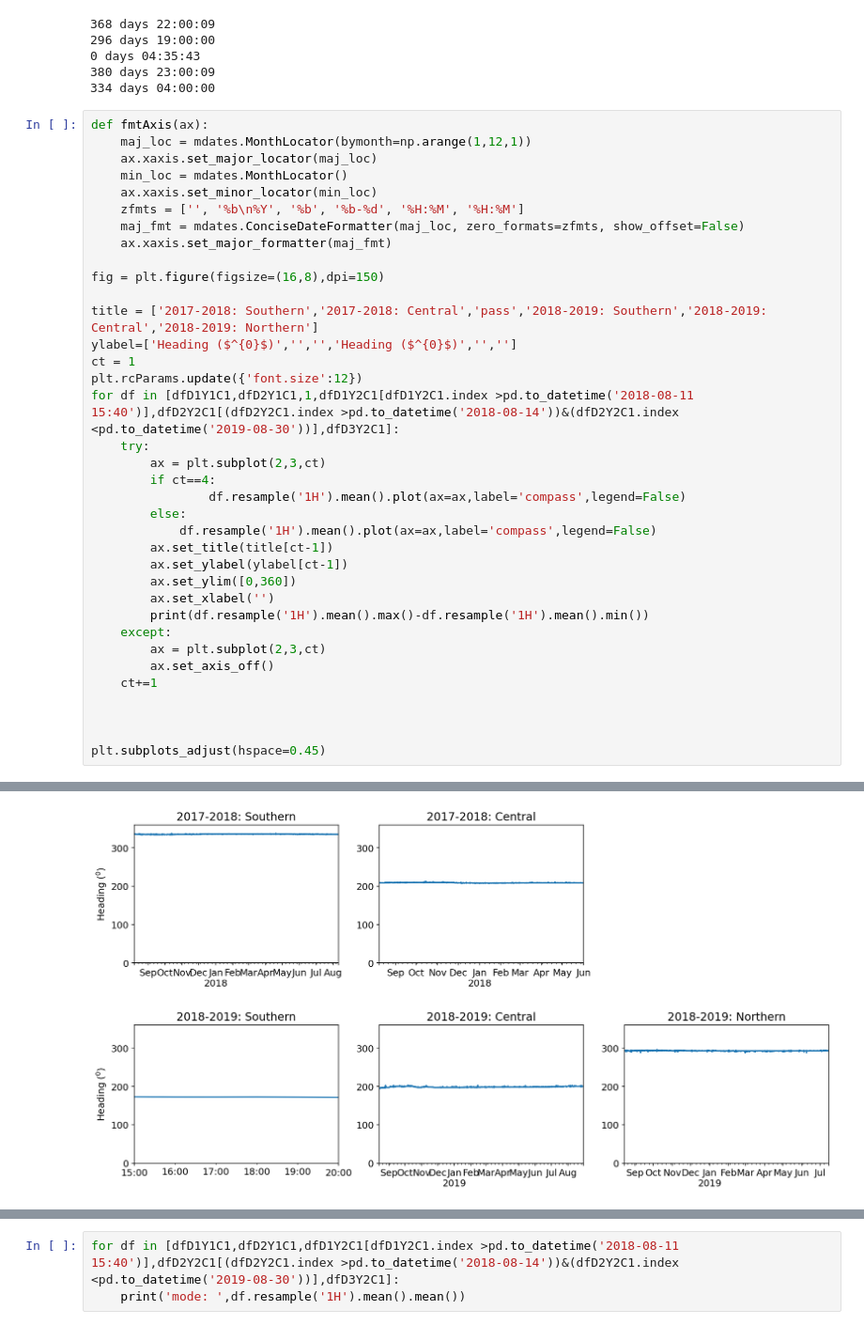
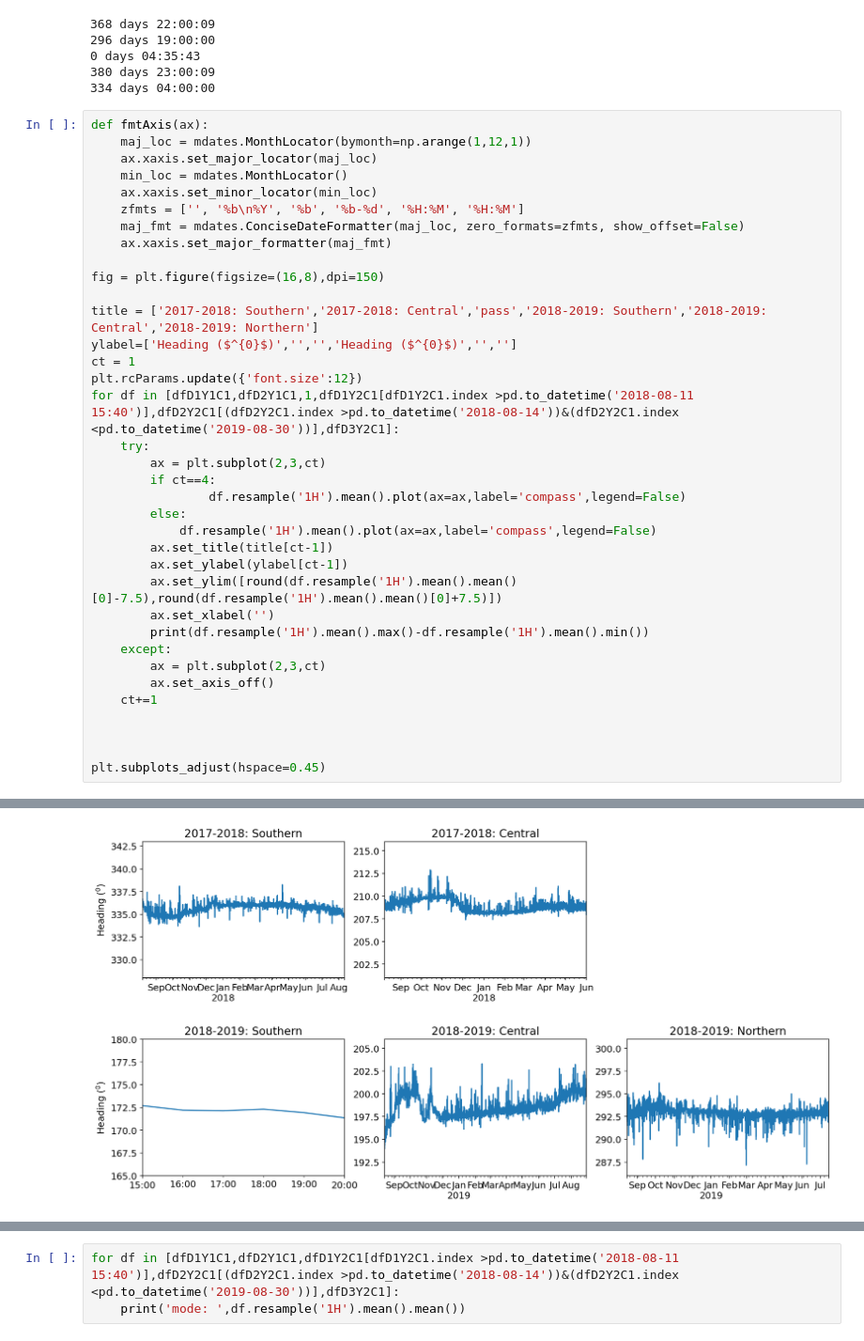
Before and after one commit to leviner/MooredEchosounders, a Jupyter notebook: code/CompassCTD.ipynb, the cells around one changed output, grey strips where cells are left out. Shown at 94% size. Saved outputs shown, nothing was run; the diff lists cells and outputs as text.

Commit message:
new ctd figure

```diff
--- a/code/CompassCTD.ipynb
+++ b/code/CompassCTD.ipynb
@@ -351,32 +351,32 @@ plt.rcParams.update({'font.size':12})
 for df in [dfD1Y1C1,dfD2Y1C1,1,dfD1Y2C1[dfD1Y2C1.index >pd.to_datetime('2018-08-11 15:40')],dfD2Y2C1[(dfD2Y2C1.index >pd.to_datetime('2018-08-14'))&(dfD2Y2C1.index <pd.to_datetime('2019-08-30'))],dfD3Y2C1]:
     try:
         ax = plt.subplot(2,3,ct)
         if ct==4:
                 df.resample('1H').mean().plot(ax=ax,label='compass',legend=False)
         else:
             df.resample('1H').mean().plot(ax=ax,label='compass',legend=False)
         ax.set_title(title[ct-1])
         ax.set_ylabel(ylabel[ct-1])
-        ax.set_ylim([0,360])
+        ax.set_ylim([round(df.resample('1H').mean().mean()[0]-7.5),round(df.resample('1H').mean().mean()[0]+7.5)])
         ax.set_xlabel('')
         print(df.resample('1H').mean().max()-df.resample('1H').mean().min())
     except:
         ax = plt.subplot(2,3,ct)
         ax.set_axis_off()
     ct+=1
 
 
 
 plt.subplots_adjust(hspace=0.45)
 # %% [output]
 Dir_1    4.614027
 dtype: float64
 Dir_2    5.492784
 dtype: float64
 Dir_1    1.341153
 dtype: float64
 Dir_2    9.320166
 dtype: float64
 Dir_3    9.026013
 dtype: float64
-[figure, old version]
+[figure, new version]
```
Also changed, not shown: parts of 1 cell of this notebook.
